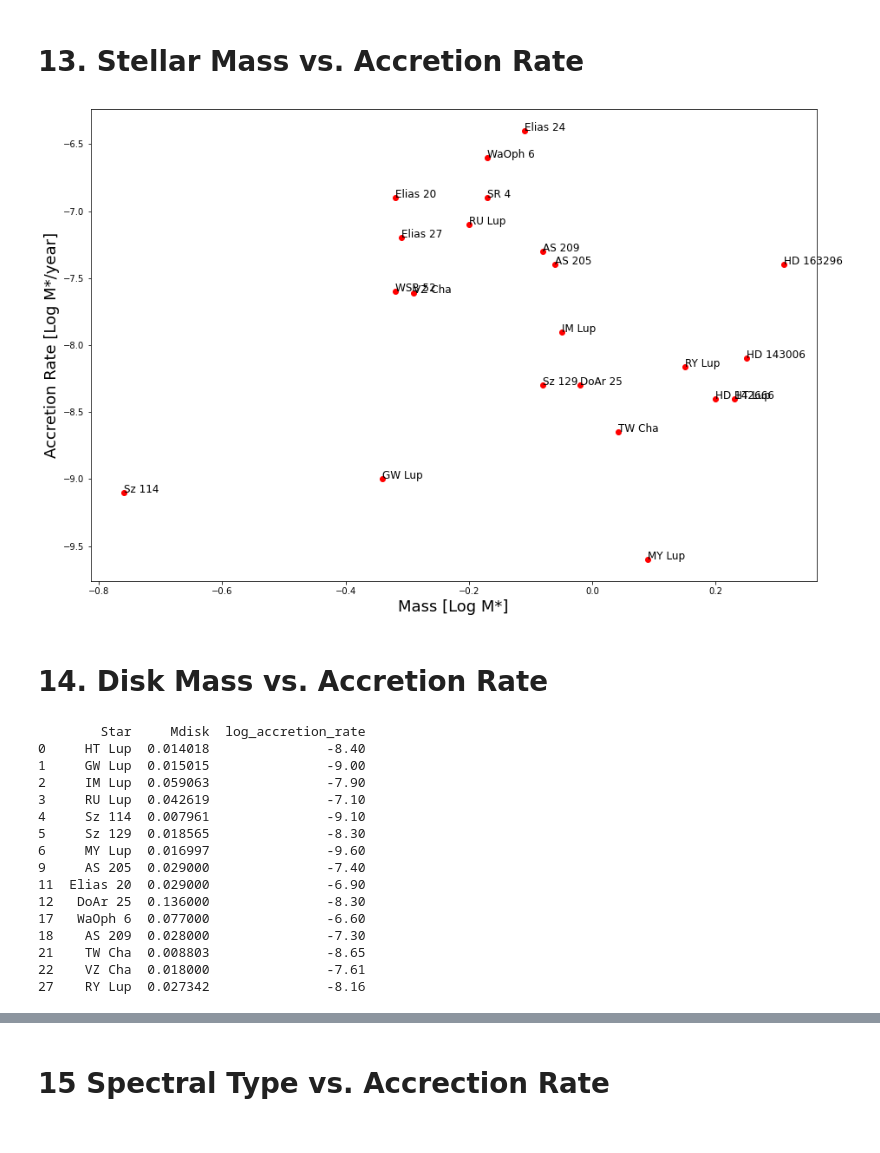
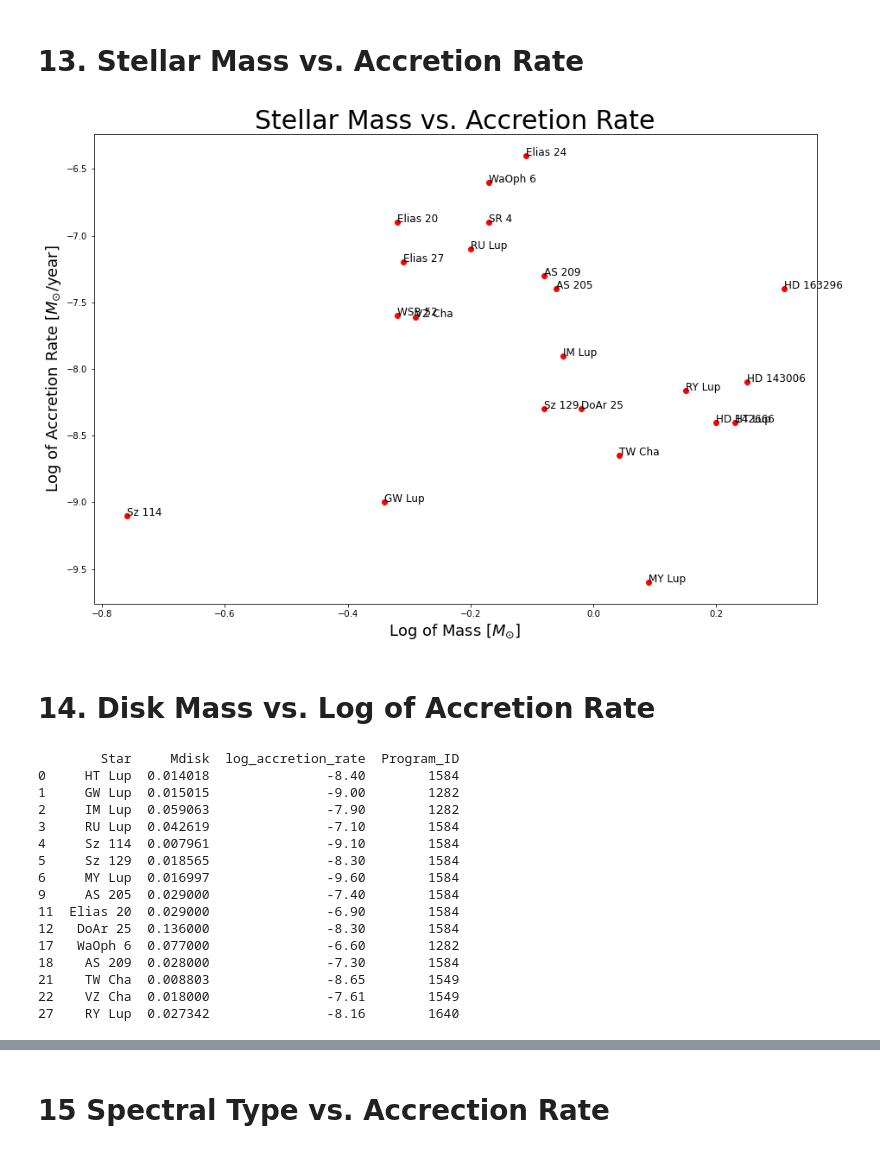
Before and after one commit to heretzp/URSI_astro_2022, a Jupyter notebook: Sources Parameter Plots PH.ipynb, the cells around one changed output, grey strips where cells are left out. Drawn from its saved outputs; the diff is of its cells as text; code cells hidden in the pictures.

```diff
--- a/Sources Parameter Plots PH.ipynb
+++ b/Sources Parameter Plots PH.ipynb
@@ -10,6 +13,6 @@ import numpy as np
 # %%
 # Read in sources info sheet csv
-data = pd.read_csv (r"C:\Users\pheretz\Desktop\URSI_Internship\Sources Info Sheet - Catalog (6.27).csv")
+data = pd.read_csv (r"C:\Users\pheretz\Desktop\URSI_Internship\Sources Info Sheet - Catalog (7.5).csv")
 # %% [markdown]
 # 1. Star mass vs. Disk mass
 # %%
@@ -768,30 +701,31 @@ M_neg_unc = df_massrateclean['uncertainty_negative_Log_Mstar'].tolist()
 # %%
 # x y plot
 fig=plt.figure(1,figsize=(15,10))
 ax1=fig.add_subplot(111)
 ax1.plot(Mstar, AccRate, 'ro')
 for i, (x, y) in enumerate(zip(Mstar, AccRate)):
     ax1.text(x,y,star_list[i],fontsize=12)
-ax1.set_xlabel('Mass [Log M*]',fontsize=18)
-ax1.set_ylabel('Accretion Rate [Log M*/year]',fontsize=18)
+ax1.set_xlabel('Log of Mass [$M_{\odot}$]',fontsize=18)
+ax1.set_ylabel('Log of Accretion Rate [$M_{\odot}$/year]',fontsize=18)
 
 # error plot
 #Mstar_error = [M_neg_unc, M_pos_unc]
 #x = Mstar
 #y = Mdisk
 #ax1.errorbar(x, y, xerr=Mstar_error, fmt='o')
-#ax1.set_title('Stellar mass error')
+ax1.set_title('Stellar Mass vs. Accretion Rate',fontsize=30)
+
 
 plt.show()
 
 # next, several mdisk uncertainties, but many -99, find out how to say if -99, then DNE
 # %% [output]
-[figure, old version]
+[figure, new version]
 # %% [markdown]
-# 14. Disk Mass vs. Accretion Rate
+# 14. Disk Mass vs. Log of Accretion Rate
 # %%
 # define columns
-df_diskmassrate = pd.DataFrame(data, columns= ['Star','Mdisk','log_accretion_rate'])
+df_diskmassrate = pd.DataFrame(data, columns= ['Star','Mdisk','log_accretion_rate','Program_ID'])
 # suppress rows with -99 values
 df_diskmassrateclean = df_diskmassrate.loc[df_diskmassrate['Mdisk'] != -99]
 #show table,
@@ -804,22 +738,23 @@ print (df_diskmassrateclean2)
 star_list = df_diskmassrateclean2['Star'].tolist()
 AccRate = df_diskmassrateclean2['log_accretion_rate'].tolist()
 Mdisk = df_diskmassrateclean2['Mdisk'].tolist()
+Program = df_diskmassrateclean2['Program_ID'].tolist()
 # %% [output]
-        Star     Mdisk  log_accretion_rate
-0     HT Lup  0.014018               -8.40
-1     GW Lup  0.015015               -9.00
-2     IM Lup  0.059063               -7.90
-3     RU Lup  0.042619               -7.10
-4     Sz 114  0.007961               -9.10
-5     Sz 129  0.018565               -8.30
-6     MY Lup  0.016997               -9.60
-9     AS 205  0.029000               -7.40
-11  Elias 20  0.029000               -6.90
-12   DoAr 25  0.136000               -8.30
-17   WaOph 6  0.077000               -6.60
-18    AS 209  0.028000               -7.30
-21    TW Cha  0.008803               -8.65
-22    VZ Cha  0.018000               -7.61
-27    RY Lup  0.027342               -8.16
+        Star     Mdisk  log_accretion_rate  Program_ID
+0     HT Lup  0.014018               -8.40        1584
+1     GW Lup  0.015015               -9.00        1282
+2     IM Lup  0.059063               -7.90        1282
+3     RU Lup  0.042619               -7.10        1584
+4     Sz 114  0.007961               -9.10        1584
+5     Sz 129  0.018565               -8.30        1584
+6     MY Lup  0.016997               -9.60        1584
+9     AS 205  0.029000               -7.40        1584
+11  Elias 20  0.029000               -6.90        1584
+12   DoAr 25  0.136000               -8.30        1584
+17   WaOph 6  0.077000               -6.60        1282
+18    AS 209  0.028000               -7.30        1584
+21    TW Cha  0.008803               -8.65        1549
+22    VZ Cha  0.018000               -7.61        1549
+27    RY Lup  0.027342               -8.16        1640
 # %%
 # x y plot
```
Also changed, not shown: parts of 29 cells of this notebook, 4 other files.
